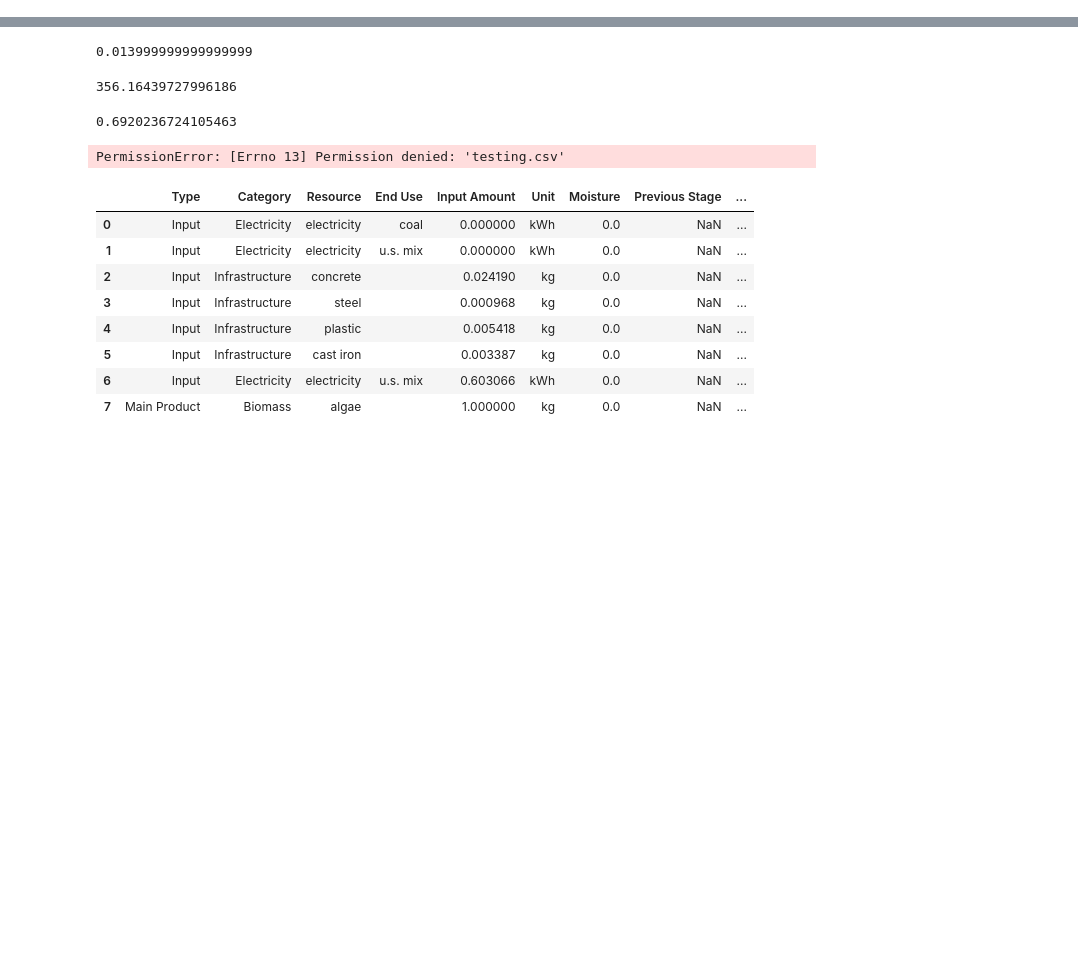
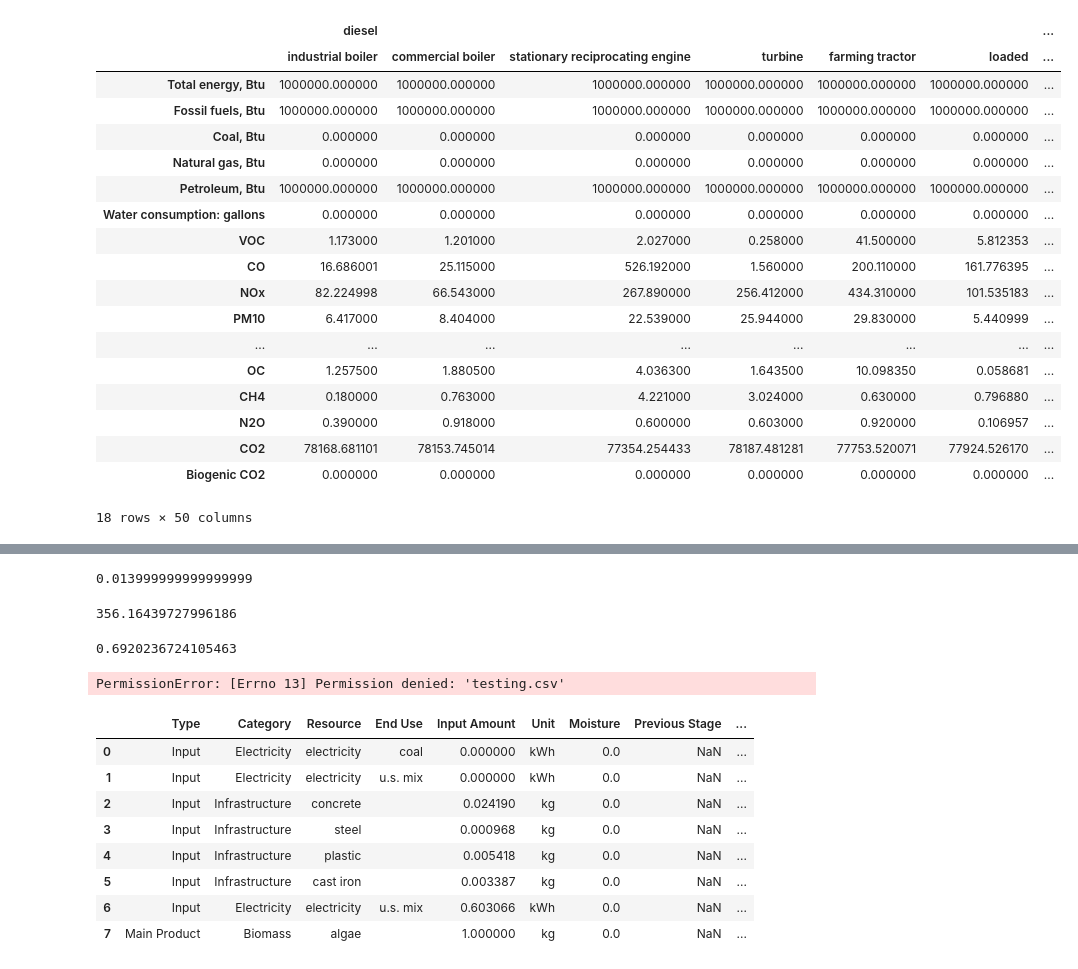
Before and after one commit to olw0905/Interactive-SCSA_Dash, a Jupyter notebook: Untitled.ipynb, the cells around one changed output, grey strips where cells are left out. Cells and saved outputs as stored; diff of their text form; code cells hidden in the pictures; blank space fills up the shorter version.

```diff
--- a/Untitled.ipynb
+++ b/Untitled.ipynb
@@ -21,3 +21,38 @@ from utils import (
 )
 import numpy as np
 import plotly.express as px
+# %%
+end_use = pd.read_excel(
+    "Lookup table_prototyping.xlsx",
+    sheet_name="End use test",
+    index_col=0,
+    header=[0, 1],
+    skipfooter=2,
+)
+end_use = end_use.drop("Primary Unit").fillna(0)
+end_use.index = end_use.index.str.strip()
+end_use.columns = end_use.columns.set_levels(
+    [end_use.columns.levels[0].str.lower(), end_use.columns.levels[1].str.lower()]
+)
+# %%
+end_use
+# %% [output]
+|  | diesel |  |  |  |  |  | ... |
+|  | industrial boiler | commercial boiler | stationary reciprocating engine | turbine | farming tractor | loaded | ... |
+| Total energy, Btu | 1000000.000000 | 1000000.000000 | 1000000.000000 | 1000000.000000 | 1000000.000000 | 1000000.000000 | ... |
+| Fossil fuels, Btu | 1000000.000000 | 1000000.000000 | 1000000.000000 | 1000000.000000 | 1000000.000000 | 1000000.000000 | ... |
+| Coal, Btu | 0.000000 | 0.000000 | 0.000000 | 0.000000 | 0.000000 | 0.000000 | ... |
+| Natural gas, Btu | 0.000000 | 0.000000 | 0.000000 | 0.000000 | 0.000000 | 0.000000 | ... |
+| Petroleum, Btu | 1000000.000000 | 1000000.000000 | 1000000.000000 | 1000000.000000 | 1000000.000000 | 1000000.000000 | ... |
+| Water consumption: gallons | 0.000000 | 0.000000 | 0.000000 | 0.000000 | 0.000000 | 0.000000 | ... |
+| VOC | 1.173000 | 1.201000 | 2.027000 | 0.258000 | 41.500000 | 5.812353 | ... |
+| CO | 16.686001 | 25.115000 | 526.192000 | 1.560000 | 200.110000 | 161.776395 | ... |
+| NOx | 82.224998 | 66.543000 | 267.890000 | 256.412000 | 434.310000 | 101.535183 | ... |
+| PM10 | 6.417000 | 8.404000 | 22.539000 | 25.944000 | 29.830000 | 5.440999 | ... |
+| ... | ... | ... | ... | ... | ... | ... | ... |
+| OC | 1.257500 | 1.880500 | 4.036300 | 1.643500 | 10.098350 | 0.058681 | ... |
+| CH4 | 0.180000 | 0.763000 | 4.221000 | 3.024000 | 0.630000 | 0.796880 | ... |
+| N2O | 0.390000 | 0.918000 | 0.600000 | 0.603000 | 0.920000 | 0.106957 | ... |
+| CO2 | 78168.681101 | 78153.745014 | 77354.254433 | 78187.481281 | 77753.520071 | 77924.526170 | ... |
+| Biogenic CO2 | 0.000000 | 0.000000 | 0.000000 | 0.000000 | 0.000000 | 0.000000 | ... |
+18 rows × 50 columns
```
Also changed, not shown: parts of 2 cells of this notebook, 1 other file.
